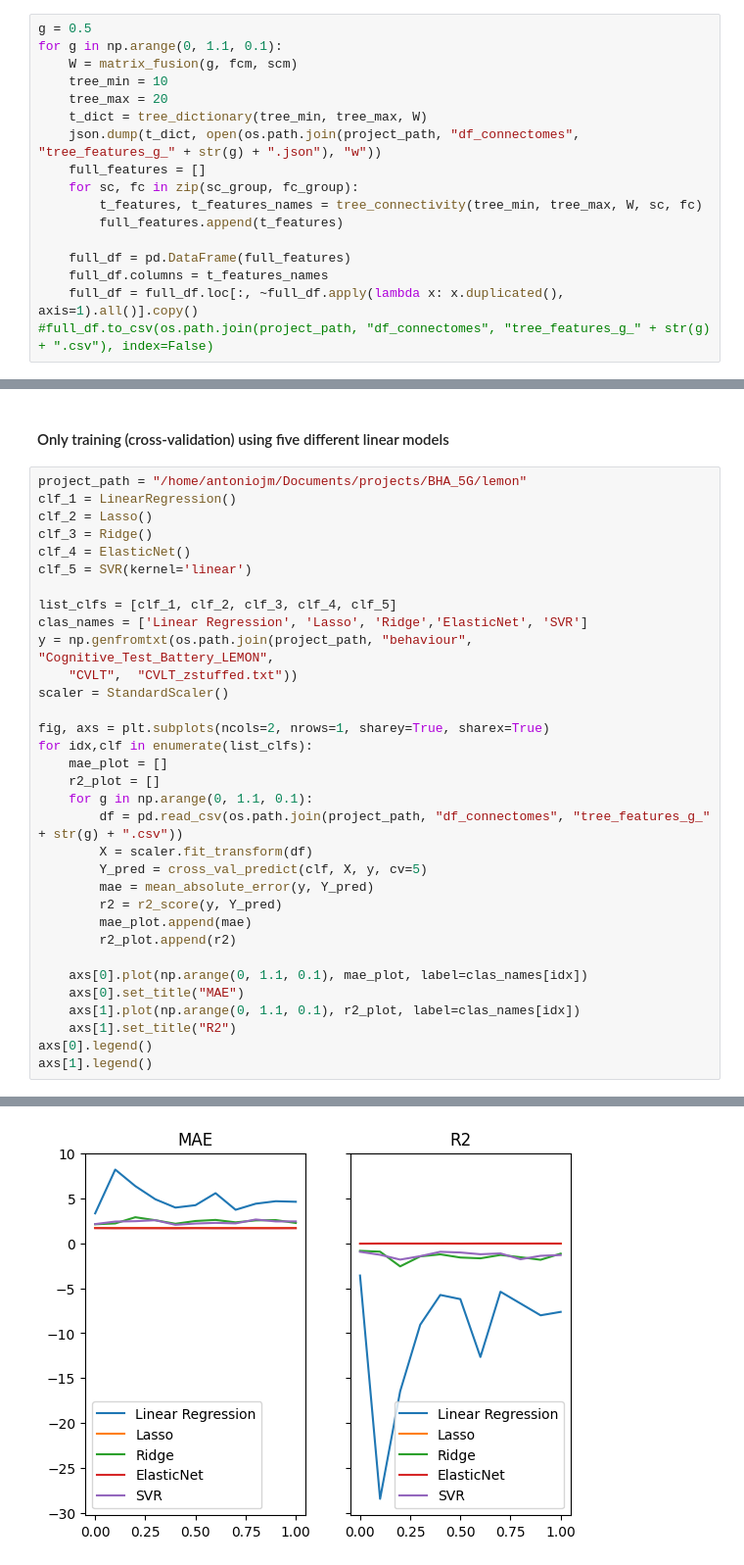
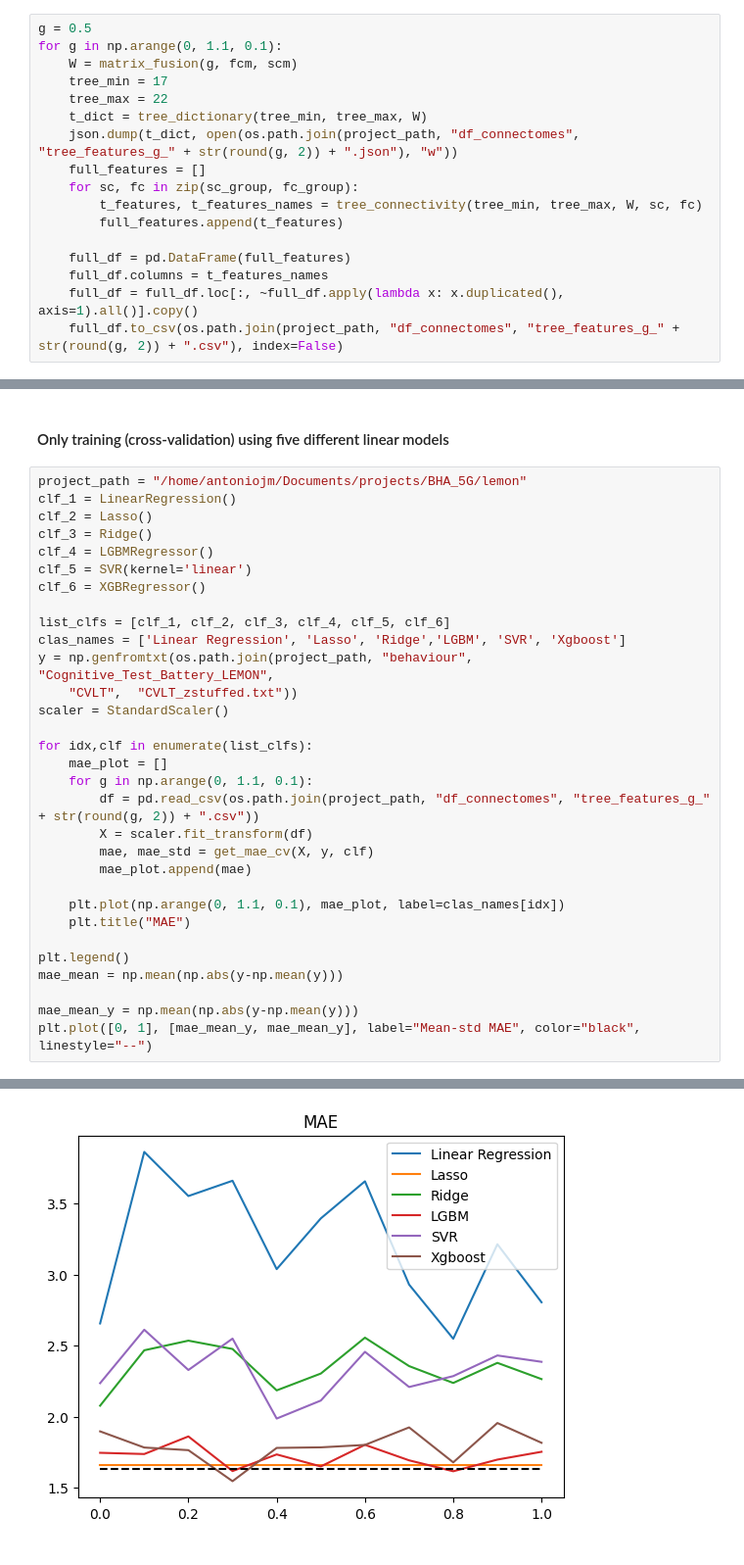
Before and after one commit to compneurobilbao/bha2, a Jupyter notebook: bha/sandbox.ipynb, the cells around one changed output, grey strips where cells are left out. Shown at 98% size. Saved outputs shown, nothing was run; the diff lists cells and outputs as text.

Commit message:
testing CVLT and TMT linear regressions

```diff
--- a/bha/sandbox.ipynb
+++ b/bha/sandbox.ipynb
@@ -28,10 +25,10 @@ fcm, scm = connectome_average(fc_group, sc_group)
 g = 0.5
 for g in np.arange(0, 1.1, 0.1):
     W = matrix_fusion(g, fcm, scm)
-    tree_min = 10
-    tree_max = 20
+    tree_min = 17
+    tree_max = 22
     t_dict = tree_dictionary(tree_min, tree_max, W)
-    json.dump(t_dict, open(os.path.join(project_path, "df_connectomes", "tree_features_g_" + str(g) + ".json"), "w"))
+    json.dump(t_dict, open(os.path.join(project_path, "df_connectomes", "tree_features_g_" + str(round(g, 2)) + ".json"), "w"))
     full_features = []
     for sc, fc in zip(sc_group, fc_group):
         t_features, t_features_names = tree_connectivity(tree_min, tree_max, W, sc, fc)
@@ -40,7 +37,7 @@ for g in np.arange(0, 1.1, 0.1):
     full_df = pd.DataFrame(full_features)
     full_df.columns = t_features_names
     full_df = full_df.loc[:, ~full_df.apply(lambda x: x.duplicated(), axis=1).all()].copy()
-#full_df.to_csv(os.path.join(project_path, "df_connectomes", "tree_features_g_" + str(g) + ".csv"), index=False)
+    full_df.to_csv(os.path.join(project_path, "df_connectomes", "tree_features_g_" + str(round(g, 2)) + ".csv"), index=False)
 # %% [markdown]
 ### Store a nifti of a given module
 # %%
@@ -80,32 +96,30 @@ project_path = "/home/antoniojm/Documents/projects/BHA_5G/lemon"
 clf_1 = LinearRegression()
 clf_2 = Lasso()
 clf_3 = Ridge()
-clf_4 = ElasticNet()
+clf_4 = LGBMRegressor()
 clf_5 = SVR(kernel='linear')
+clf_6 = XGBRegressor()
 
-list_clfs = [clf_1, clf_2, clf_3, clf_4, clf_5]
-clas_names = ['Linear Regression', 'Lasso', 'Ridge','ElasticNet', 'SVR']
+list_clfs = [clf_1, clf_2, clf_3, clf_4, clf_5, clf_6]
+clas_names = ['Linear Regression', 'Lasso', 'Ridge','LGBM', 'SVR', 'Xgboost']
 y = np.genfromtxt(os.path.join(project_path, "behaviour", "Cognitive_Test_Battery_LEMON",
     "CVLT",  "CVLT_zstuffed.txt"))
 scaler = StandardScaler()
 
-fig, axs = plt.subplots(ncols=2, nrows=1, sharey=True, sharex=True)
 for idx,clf in enumerate(list_clfs):
     mae_plot = []
-    r2_plot = []
     for g in np.arange(0, 1.1, 0.1):
-        df = pd.read_csv(os.path.join(project_path, "df_connectomes", "tree_features_g_" + str(g) + ".csv"))
+        df = pd.read_csv(os.path.join(project_path, "df_connectomes", "tree_features_g_" + str(round(g, 2)) + ".csv"))
         X = scaler.fit_transform(df)
-        Y_pred = cross_val_predict(clf, X, y, cv=5)
-        mae = mean_absolute_error(y, Y_pred)
-        r2 = r2_score(y, Y_pred)
+        mae, mae_std = get_mae_cv(X, y, clf)
         mae_plot.append(mae)
-        r2_plot.append(r2)
 
-    axs[0].plot(np.arange(0, 1.1, 0.1), mae_plot, label=clas_names[idx])
-    axs[0].set_title("MAE")
-    axs[1].plot(np.arange(0, 1.1, 0.1), r2_plot, label=clas_names[idx])
-    axs[1].set_title("R2")
-axs[0].legend()
-axs[1].legend()
+    plt.plot(np.arange(0, 1.1, 0.1), mae_plot, label=clas_names[idx])
+    plt.title("MAE")
+
+plt.legend()
+mae_mean = np.mean(np.abs(y-np.mean(y)))
+
+mae_mean_y = np.mean(np.abs(y-np.mean(y)))
+plt.plot([0, 1], [mae_mean_y, mae_mean_y], label="Mean-std MAE", color="black", linestyle="--")
 # %% [output]
@@ -113 +127 @@ axs[1].legend()
-[figure, old version]
+[figure, new version]
```
Also changed, not shown: parts of 32 cells of this notebook, 1 other file.
